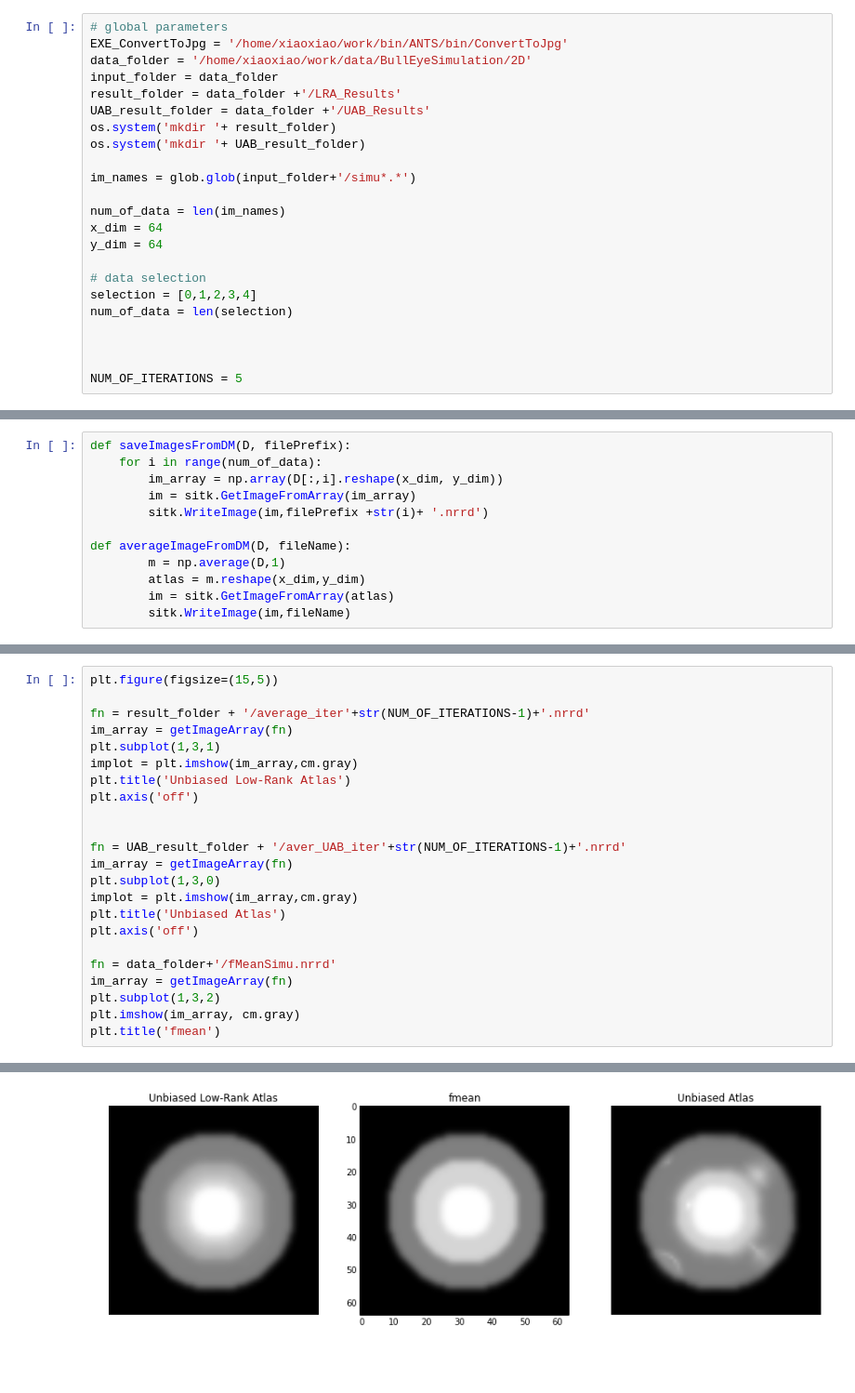
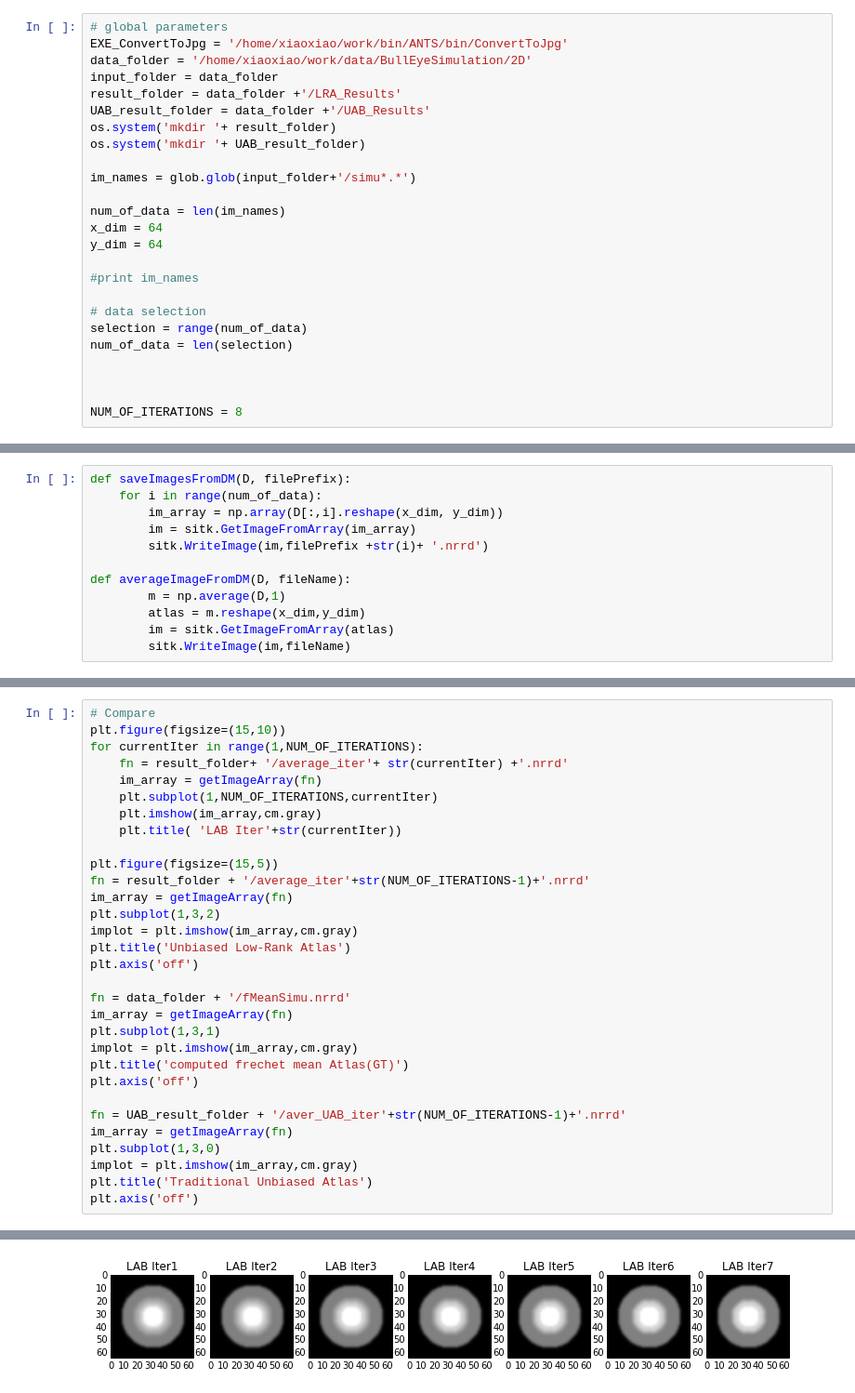
Before and after one commit to KitwareMedical/pyLAR, a Jupyter notebook: low_rank_atlas/notebook/LAB_2D_Simulation.ipynb, the cells around one changed output, grey strips where cells are left out. Shown at 93% size. Drawn from its saved outputs; the diff is of its cells as text; blank space fills up the shorter version.

```diff
--- a/low_rank_atlas/notebook/LAB_2D_Simulation.ipynb
+++ b/low_rank_atlas/notebook/LAB_2D_Simulation.ipynb
@@ -23,13 +23,15 @@ num_of_data = len(im_names)
 x_dim = 64
 y_dim = 64
 
+#print im_names
+
 # data selection
-selection = [0,1,2,3,4]
+selection = range(num_of_data)
 num_of_data = len(selection)
 
 
 
-NUM_OF_ITERATIONS = 5
+NUM_OF_ITERATIONS = 8
 # %%
 def getImageArray(fn, CONVERT= False):
     if CONVERT:
@@ -317,24 +313,32 @@ RPCA takes:0.380000 seconds
 # %%
+# Compare
+plt.figure(figsize=(15,10))
+for currentIter in range(1,NUM_OF_ITERATIONS):
+    fn = result_folder+ '/average_iter'+ str(currentIter) +'.nrrd'
+    im_array = getImageArray(fn)
+    plt.subplot(1,NUM_OF_ITERATIONS,currentIter)
+    plt.imshow(im_array,cm.gray)
+    plt.title( 'LAB Iter'+str(currentIter))
+
 plt.figure(figsize=(15,5))
-
 fn = result_folder + '/average_iter'+str(NUM_OF_ITERATIONS-1)+'.nrrd'
 im_array = getImageArray(fn)
-plt.subplot(1,3,1)
+plt.subplot(1,3,2)
 implot = plt.imshow(im_array,cm.gray)
 plt.title('Unbiased Low-Rank Atlas')
 plt.axis('off')
 
+fn = data_folder + '/fMeanSimu.nrrd'
+im_array = getImageArray(fn)
+plt.subplot(1,3,1)
+implot = plt.imshow(im_array,cm.gray)
+plt.title('computed frechet mean Atlas(GT)')
+plt.axis('off')
 
 fn = UAB_result_folder + '/aver_UAB_iter'+str(NUM_OF_ITERATIONS-1)+'.nrrd'
 im_array = getImageArray(fn)
 plt.subplot(1,3,0)
 implot = plt.imshow(im_array,cm.gray)
-plt.title('Unbiased Atlas')
+plt.title('Traditional Unbiased Atlas')
 plt.axis('off')
-
-fn = data_folder+'/fMeanSimu.nrrd'
-im_array = getImageArray(fn)
-plt.subplot(1,3,2)
-plt.imshow(im_array, cm.gray)
-plt.title('fmean')
 # %% [output]
@@ -342 +346 @@ plt.title('fmean')
-[figure, old version]
+[figure, new version]
```
Also changed, not shown: parts of 8 cells of this notebook, 5 other files.
